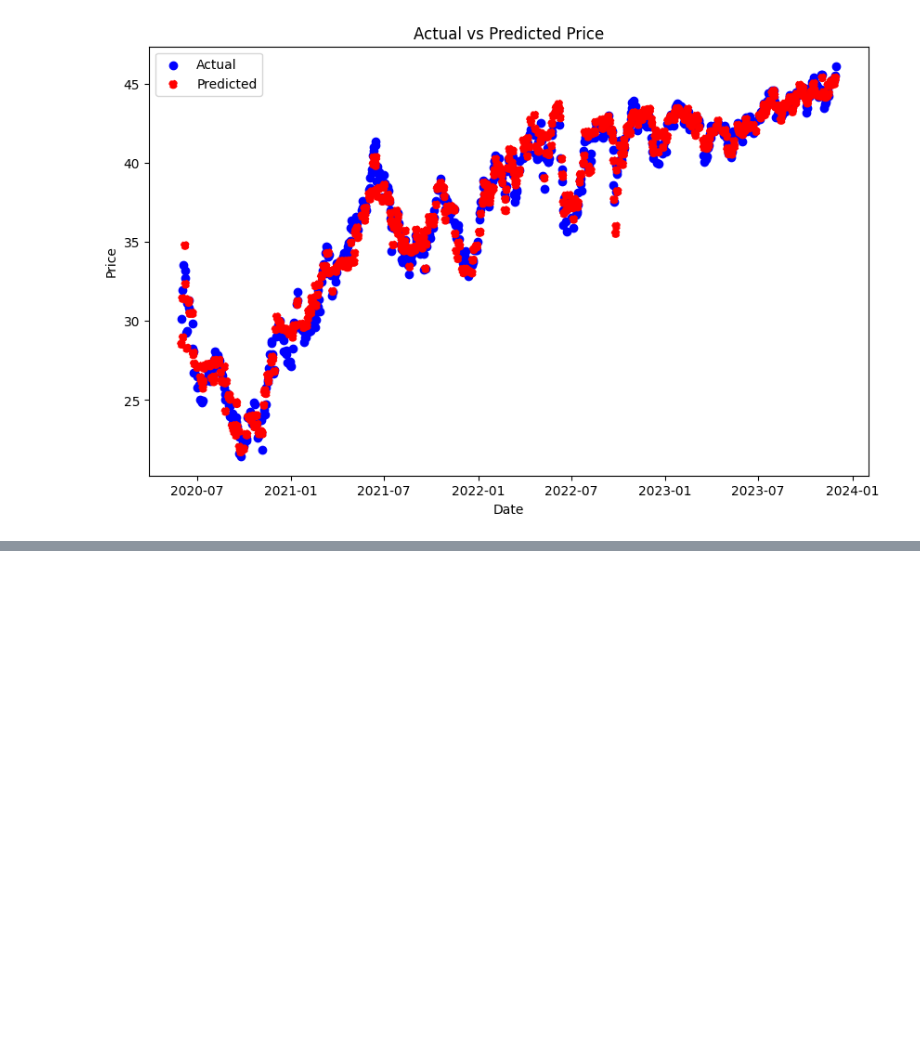
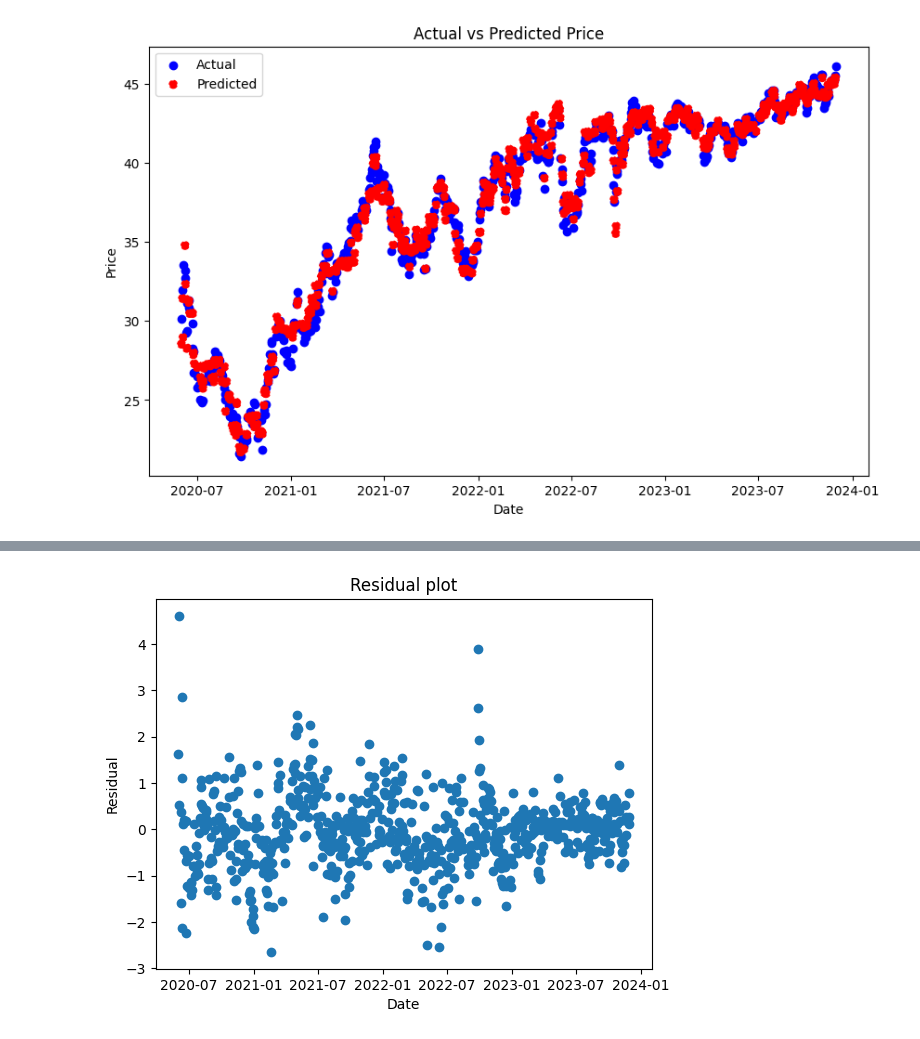
Before and after one commit to Aditya-Patel/Stat598-FinalProject, a Jupyter notebook: Boosting.ipynb, the cells around one changed output, grey strips where cells are left out. Drawn from its saved outputs; the diff is of its cells as text; code cells hidden in the pictures; blank space fills up the shorter version.

```diff
--- a/Boosting.ipynb
+++ b/Boosting.ipynb
@@ -181,0 +187,8 @@ plot_actual_vs_predicted(y_test, predictions_series, 'Price')
+# %%
+plt.scatter(predictions_series.index, y_test - predictions_series)
+plt.title('Residual plot')
+plt.xlabel('Date')
+plt.ylabel('Residual')
+plt.show()
+# %% [output]
+[figure, added]
```
Also changed, not shown: parts of 1 cell of this notebook.
